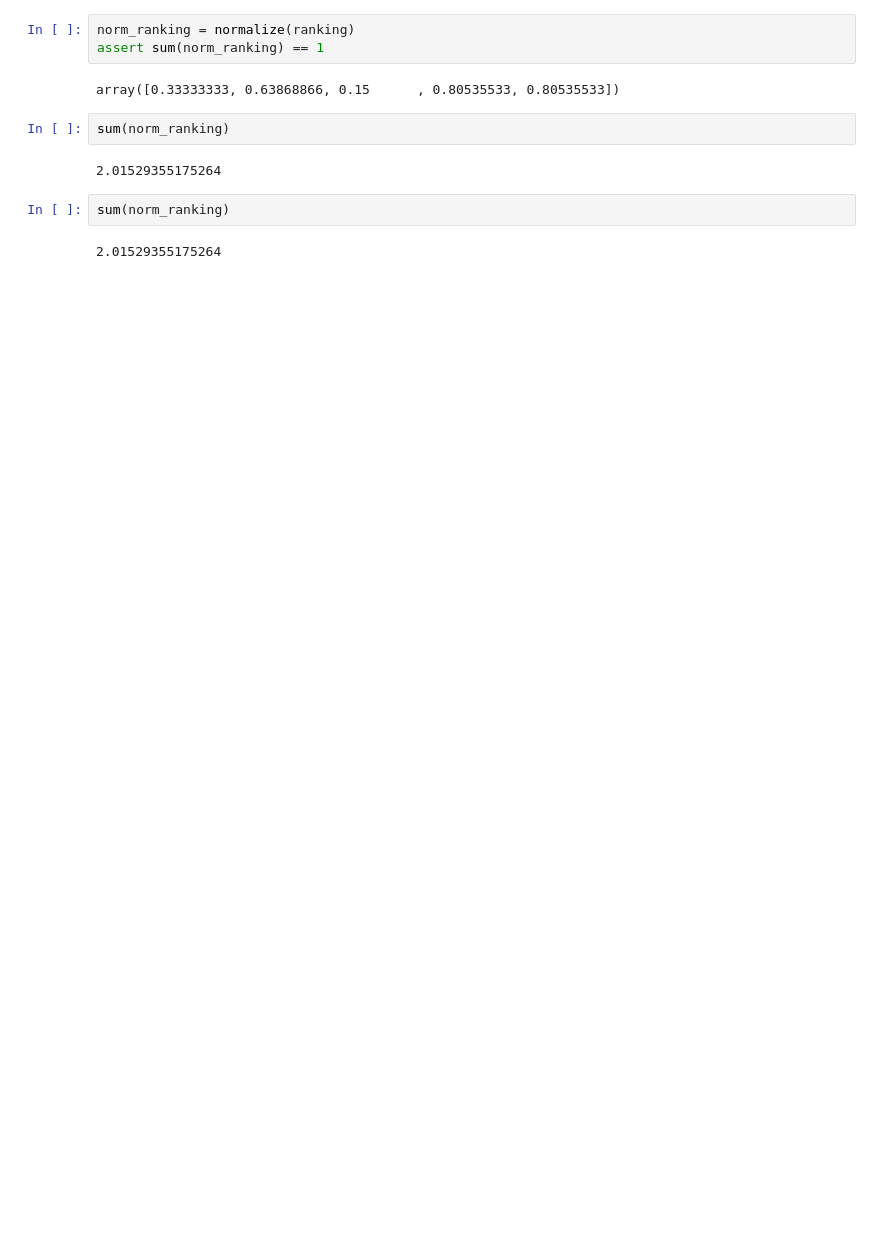
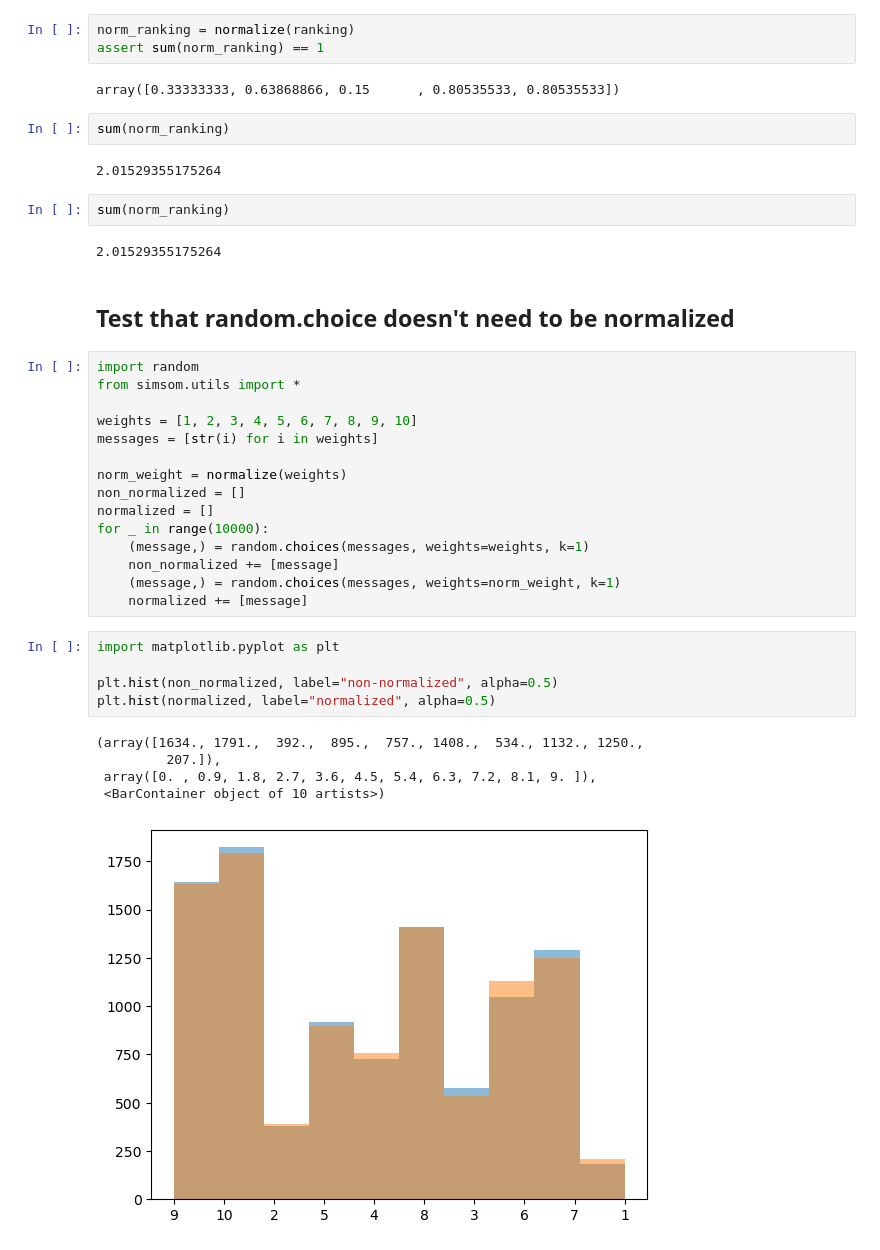
Before and after one commit to osome-iu/SimSoM, a Jupyter notebook: test_v3.3.ipynb, the cells around one changed output. Cells and saved outputs as stored; diff of their text form; blank space fills up the shorter version.

Commit message:
v3.3 tests

```diff
--- a/test_v3.3.ipynb
+++ b/test_v3.3.ipynb
@@ -392,3 +478,31 @@ sum(norm_ranking)
 sum(norm_ranking)
 # %% [output]
 2.01529355175264
+# %% [markdown]
+## Test that random.choice doesn't need to be normalized
+# %%
+import random
+from simsom.utils import *
+
+weights = [1, 2, 3, 4, 5, 6, 7, 8, 9, 10]
+messages = [str(i) for i in weights]
+
+norm_weight = normalize(weights)
+non_normalized = []
+normalized = []
+for _ in range(10000):
+    (message,) = random.choices(messages, weights=weights, k=1)
+    non_normalized += [message]
+    (message,) = random.choices(messages, weights=norm_weight, k=1)
+    normalized += [message]
+# %%
+import matplotlib.pyplot as plt
+
+plt.hist(non_normalized, label="non-normalized", alpha=0.5)
+plt.hist(normalized, label="normalized", alpha=0.5)
+# %% [output]
+(array([1634., 1791.,  392.,  895.,  757., 1408.,  534., 1132., 1250.,
+         207.]),
+ array([0. , 0.9, 1.8, 2.7, 3.6, 4.5, 5.4, 6.3, 7.2, 8.1, 9. ]),
+ <BarContainer object of 10 artists>)
+[figure, added]
```
Also changed, not shown: parts of 10 cells of this notebook.
